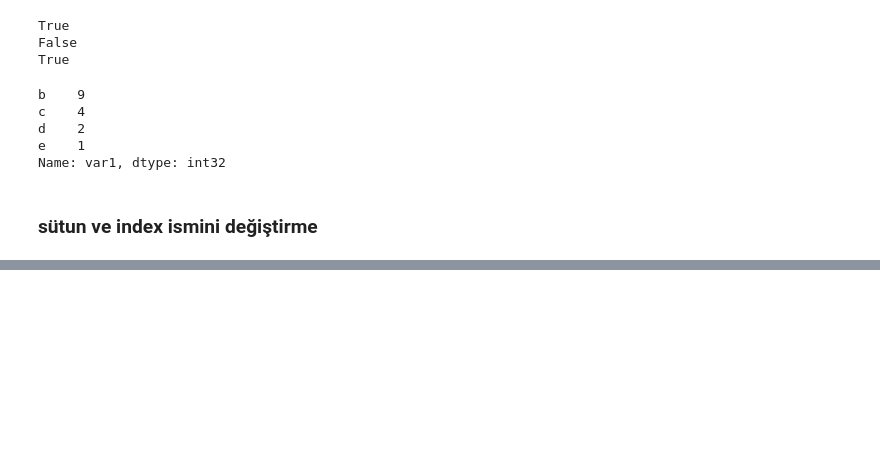
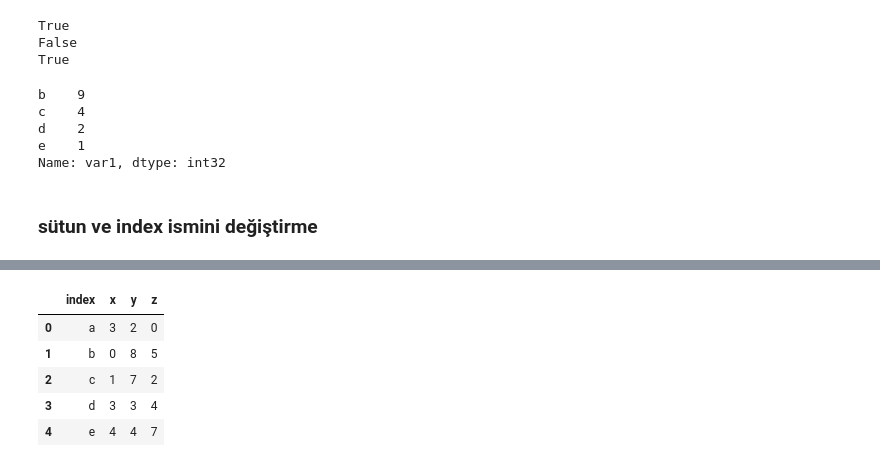
Before and after one commit to MertUrper/Numpy_Pandas, a Jupyter notebook: Pandas_1.ipynb, the cells around one changed output, grey strips where cells are left out. Saved outputs shown, nothing was run; the diff lists cells and outputs as text; code cells hidden in the pictures; blank space fills up the shorter version.

```diff
--- a/Pandas_1.ipynb
+++ b/Pandas_1.ipynb
@@ -651,0 +652,10 @@ df
+# %%
+# index resetleme
+df.reset_index()
+# %% [output]
+|  | index | x | y | z |
+| 0 | a | 3 | 2 | 0 |
+| 1 | b | 0 | 8 | 5 |
+| 2 | c | 1 | 7 | 2 |
+| 3 | d | 3 | 3 | 4 |
+| 4 | e | 4 | 4 | 7 |
```
Also changed, not shown: parts of 11 cells of this notebook.
